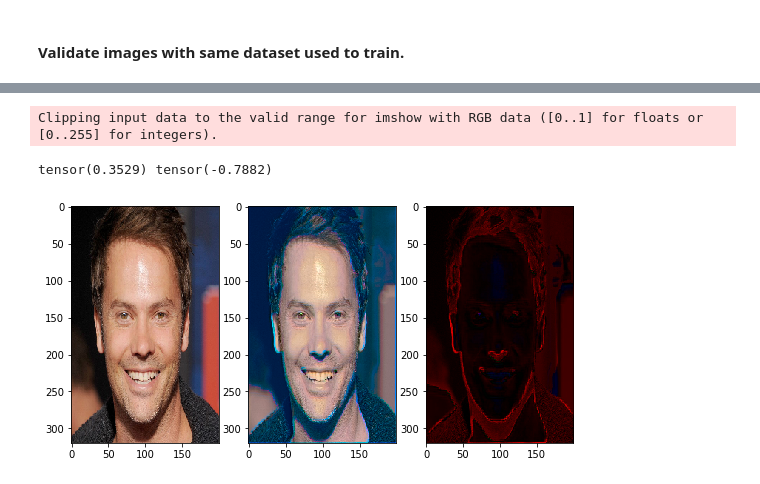
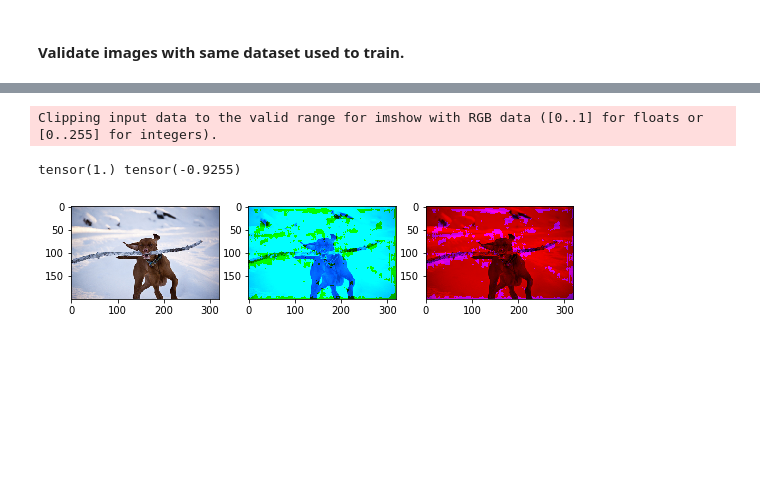
Before and after one commit to sachithdickwella/computervision-pytorch, a Jupyter notebook: src/ipynb/gray_to_color.ipynb, the cells around one changed output, grey strips where cells are left out. Cells and saved outputs as stored; diff of their text form; code cells hidden in the pictures; blank space fills up the shorter version.

```diff
--- a/src/ipynb/gray_to_color.ipynb
+++ b/src/ipynb/gray_to_color.ipynb
@@ -18,3 +16,8 @@ WIDTH = 200
+# %%
+HEIGHT = 200
+WIDTH = 320
+
+gc.enable()
 # %%
 class ImageDataset(Dataset):
 
@@ -75,6 +78,6 @@ tf = transforms.Compose({
     # transforms.Normalize(mean=[0.485, 0.456, 0.406], std=[0.229, 0.224, 0.225])
 })
 
-gray_dataset = ImageDataset(path='C:/Users/Sachith/Desktop/dataset/faces/grayscale', transform=tf, code=cv2.COLOR_BGR2GRAY)
-rgb_dataset = ImageDataset(path='C:/Users/Sachith/Desktop/dataset/faces/color', transform=tf, code=cv2.COLOR_BGR2RGB)
-lab_dataset = ImageDataset(path='C:/Users/Sachith/Desktop/dataset/faces/color', transform=tf, code=cv2.COLOR_BGR2LAB)
+gray_dataset = ImageDataset(path='C:/Users/Sachith/Desktop/dataset/flicker', transform=tf, code=cv2.COLOR_BGR2GRAY)
+rgb_dataset = ImageDataset(path='C:/Users/Sachith/Desktop/dataset/flicker', transform=tf, code=cv2.COLOR_BGR2RGB)
+lab_dataset = ImageDataset(path='C:/Users/Sachith/Desktop/dataset/flicker', transform=tf, code=cv2.COLOR_BGR2LAB)
@@ -331,32 +326,32 @@ validate(g_ims[2].view(-1, 1, HEIGHT, WIDTH))
 # %%
-IMG_INDEX = 0
+IMG_INDEX = 1
 
 with torch.no_grad():
 
     model.eval()
 
     plt.figure(figsize=(9, 8))
     plt.subplot(131)
     plt.imshow(np.transpose(rgb_ims[IMG_INDEX], axes=(1, 2, 0)))
 
     s = model(l_ims[IMG_INDEX].to(device).view(-1, 1, HEIGHT, WIDTH))
     s = torch.stack([l_ims[IMG_INDEX][0], s[0, 0].cpu(), s[0, 1].cpu()]) * 255
     s = np.transpose(s.detach().view(-1, HEIGHT, WIDTH).numpy(), axes=(1, 2, 0)).astype(np.uint8)
     s = cv2.cvtColor(s, code=cv2.COLOR_LAB2RGB)
 
     plt.subplot(132)
     plt.imshow(s)
 
     org = np.transpose(rgb_ims[IMG_INDEX], axes=(1, 2, 0))
     pred = torch.Tensor(s) / 255
 
     diff = torch.sub(input=org, other=pred)
 
     print(diff[:, :, 2].max(), diff[:, :, 2].min())
 
     plt.subplot(133)
     plt.imshow(diff)
 # %% [output]
 Clipping input data to the valid range for imshow with RGB data ([0..1] for floats or [0..255] for integers).
-tensor(0.3529) tensor(-0.7882)
+tensor(1.) tensor(-0.9255)
-[figure, old version]
+[figure, new version]
```
Also changed, not shown: parts of 14 cells of this notebook, 1 other file.
